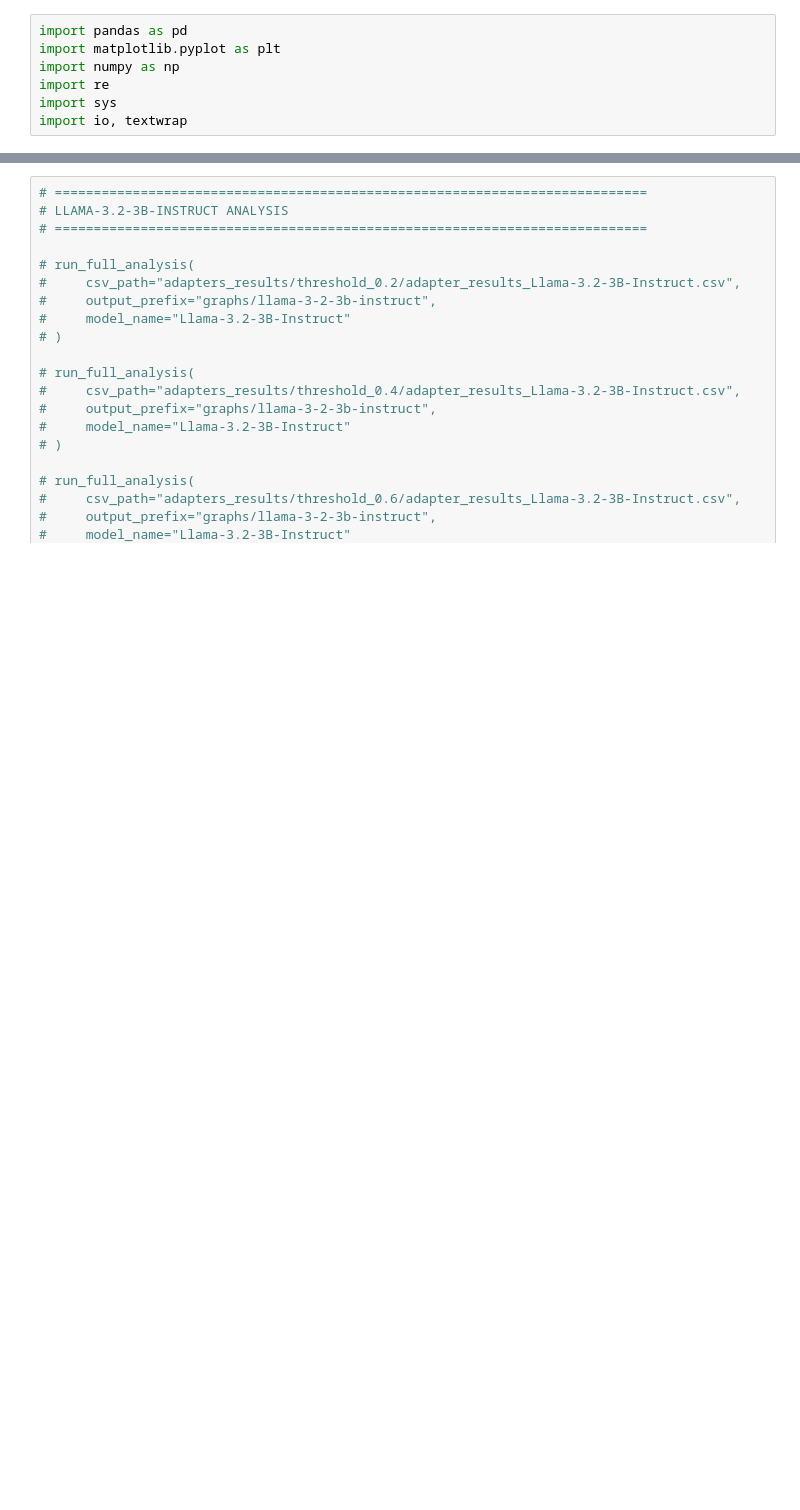
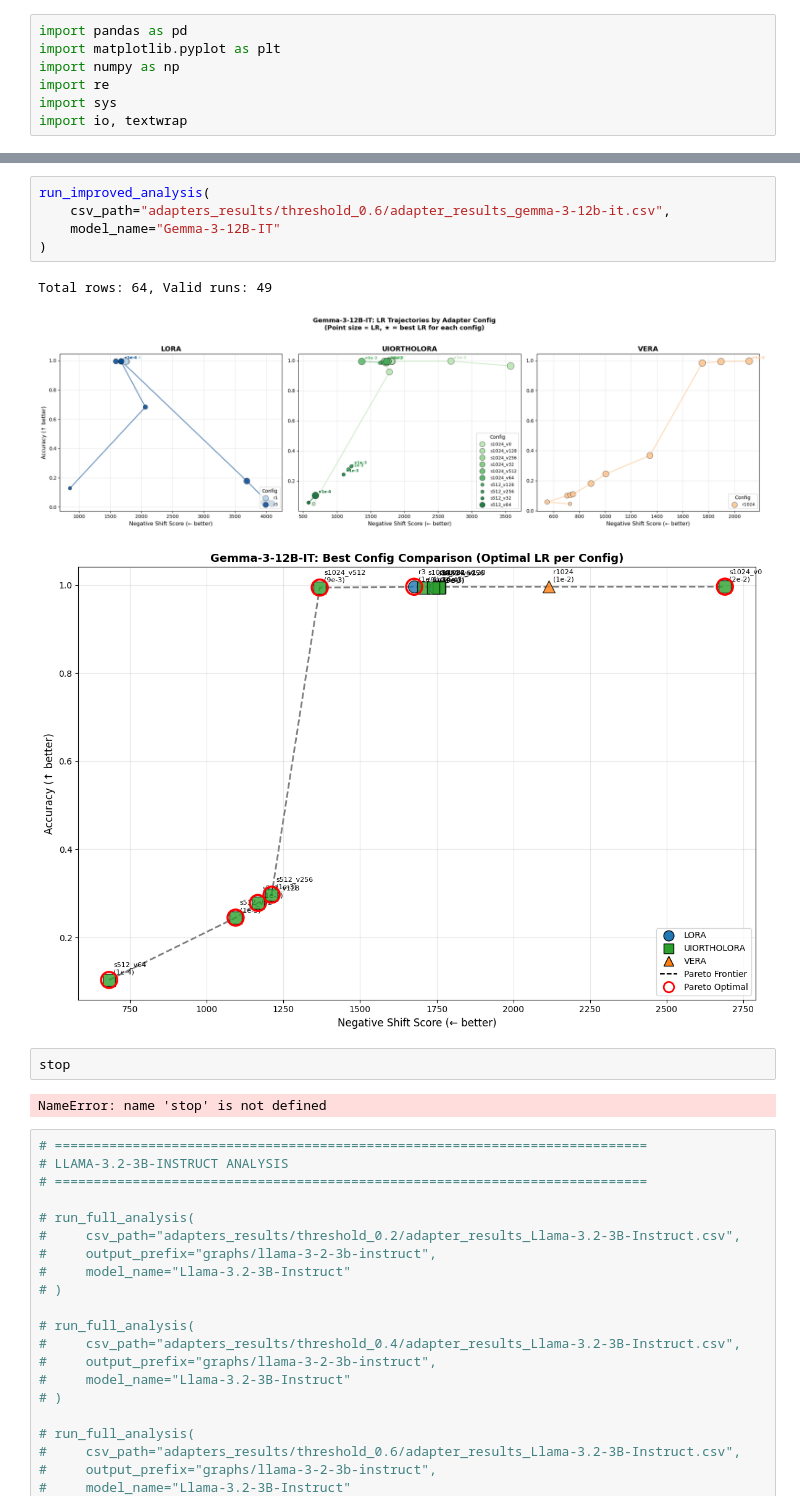
Before and after one commit to Guy-Bilitski/UIOrthoLoRA, a Jupyter notebook: notebooks/tuner_knowledge/src/analysis/analyze_intrinsic.ipynb, the cells around one changed output, grey strips where cells are left out. Saved outputs shown, nothing was run; the diff lists cells and outputs as text; blank space fills up the shorter version.

Commit message:
results update

```diff
--- a/notebooks/tuner_knowledge/src/analysis/analyze_intrinsic.ipynb
+++ b/notebooks/tuner_knowledge/src/analysis/analyze_intrinsic.ipynb
@@ -584,3 +639,16 @@ NameError: name 'stop' is not defined
+# %%
+run_improved_analysis(
+    csv_path="adapters_results/threshold_0.6/adapter_results_gemma-3-12b-it.csv",
+    model_name="Gemma-3-12B-IT"
+)
+# %% [output]
+Total rows: 64, Valid runs: 49
+[figure, added]
+[figure, added]
+# %%
+stop
+# %% [output]
+NameError: name 'stop' is not defined
 # %%
 # ============================================================================
 # LLAMA-3.2-3B-INSTRUCT ANALYSIS
```
Also changed, not shown: parts of 7 cells of this notebook, 11 other files.
